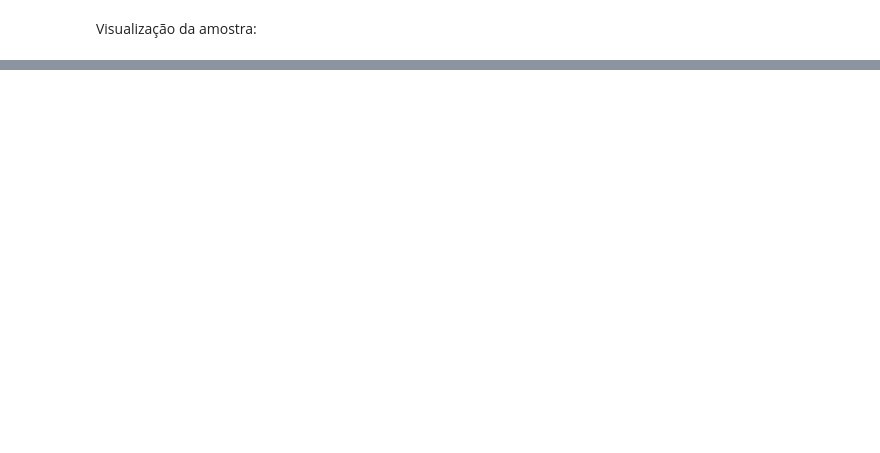
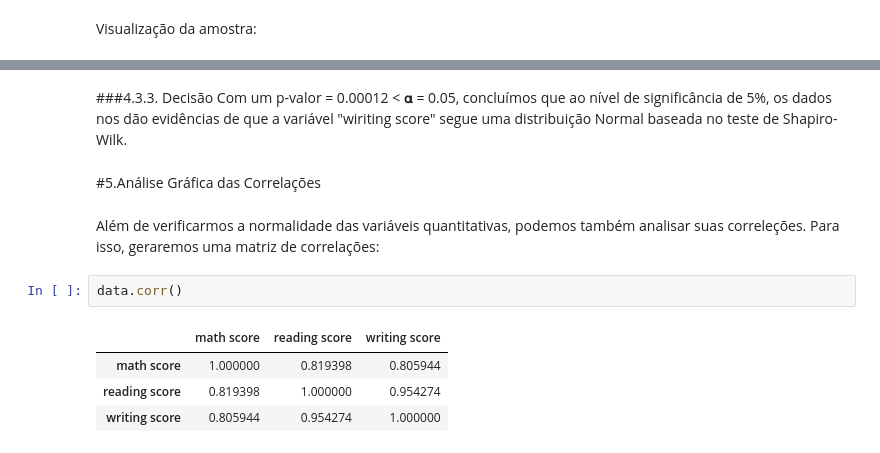
Before and after one commit to GabriellFelipe07/ExploratoryDataAnalysis_StudentsPerformance, a Jupyter notebook: Students_Performace_in_Exams.ipynb, the cells around one changed output, grey strips where cells are left out. Drawn from its saved outputs; the diff is of its cells as text; blank space fills up the shorter version.

```diff
--- a/Students_Performace_in_Exams.ipynb
+++ b/Students_Performace_in_Exams.ipynb
@@ -139,0 +239,14 @@ plt.xlabel('Data')
+# %% [markdown]
+###4.3.3. Decisão
+Com um p-valor = 0.00012 < 𝛂 = 0.05, concluímos que ao nível de significância de 5%, os dados nos dão evidências de que a variável "wiriting score" segue uma distribuição Normal baseada no teste de Shapiro-Wilk.
+# %% [markdown]
+#5.Análise Gráfica das Correlações
+# %% [markdown]
+Além de verificarmos a normalidade das variáveis quantitativas, podemos também analisar suas correleções. Para isso, geraremos uma matriz de correlações:
+# %%
+data.corr()
+# %% [output]
+|  | math score | reading score | writing score |
+| math score | 1.000000 | 0.819398 | 0.805944 |
+| reading score | 0.819398 | 1.000000 | 0.954274 |
+| writing score | 0.805944 | 0.954274 | 1.000000 |
```
Also changed, not shown: parts of 40 cells of this notebook.
